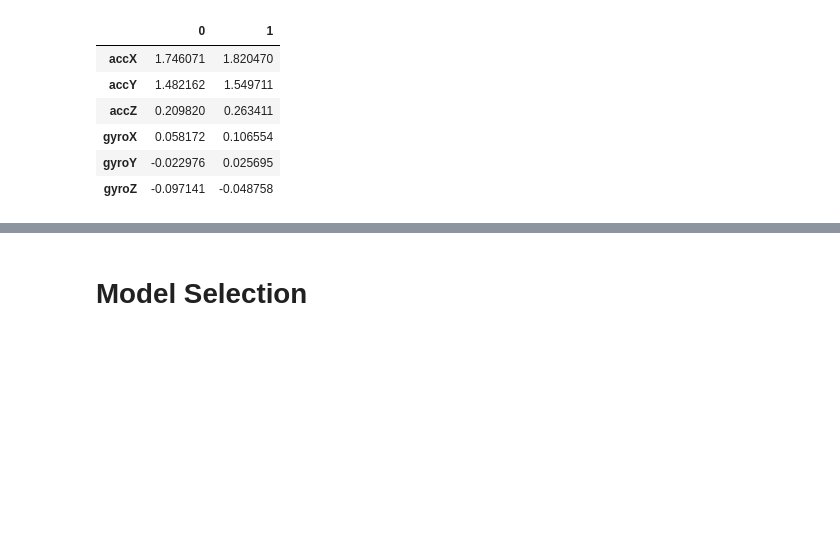
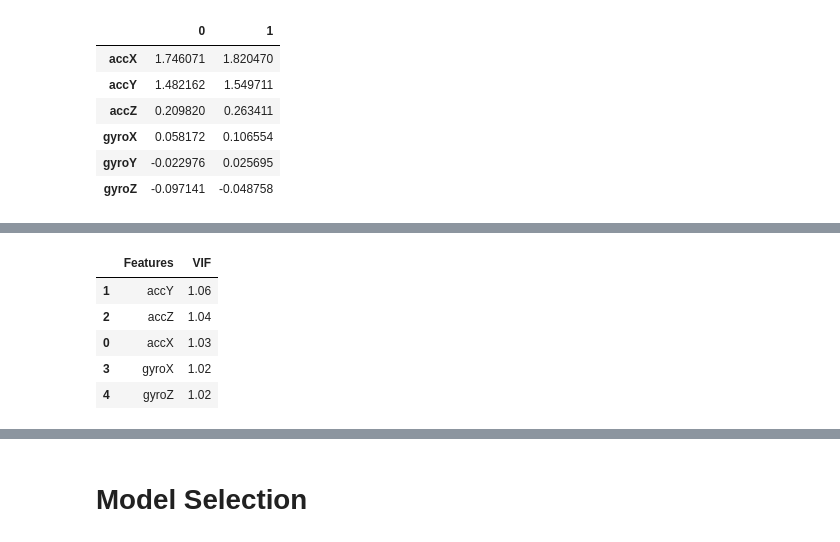
Before and after one commit to SarkarPriyanshu/HumanActivityRecognition, a Jupyter notebook: Human_activity_recognition_(Classification).ipynb, the cells around one changed output, grey strips where cells are left out. Saved outputs shown, nothing was run; the diff lists cells and outputs as text; code cells hidden in the pictures; blank space fills up the shorter version.

```diff
--- a/Human_activity_recognition_(Classification).ipynb
+++ b/Human_activity_recognition_(Classification).ipynb
@@ -373,5 +429,7 @@ X_test_tm = scaler.transform(X_test)
 # %% [markdown]
 # Feature Significance
+# %%
+X_res_tm = pd.DataFrame(X_res_tm,columns=X_train.columns)
 # %%
 model = Logit(y_res,X_res_tm).fit(maxiter=50)
 # %% [output]
@@ -426,3 +484,6 @@ model.conf_int().set_index(X_train.columns)
 | gyroX | 0.058172 | 0.106554 |
 | gyroY | -0.022976 | 0.025695 |
 | gyroZ | -0.097141 | -0.048758 |
+# %%
+# Dropping non significant features
+X_res_tm_2 = X_res_tm.drop('gyroY',axis=1)
@@ -428,0 +517,16 @@ model.conf_int().set_index(X_train.columns)
+# %%
+vif = pd.DataFrame()
+vif['Features'] = X_res_tm_2.columns
+vif['VIF'] = [variance_inflation_factor(X_res_tm_2, i) for i in range(X_res_tm_2.shape[1])]
+vif['VIF'] = round(vif["VIF"], 2)
+vif = vif.sort_values(by="VIF", ascending=False)
+# %%
+# Variance Inflation Factors of all features
+vif
+# %% [output]
+|  | Features | VIF |
+| 1 | accY | 1.06 |
+| 2 | accZ | 1.04 |
+| 0 | accX | 1.03 |
+| 3 | gyroX | 1.02 |
+| 4 | gyroZ | 1.02 |
```
Also changed, not shown: parts of 69 cells of this notebook.
